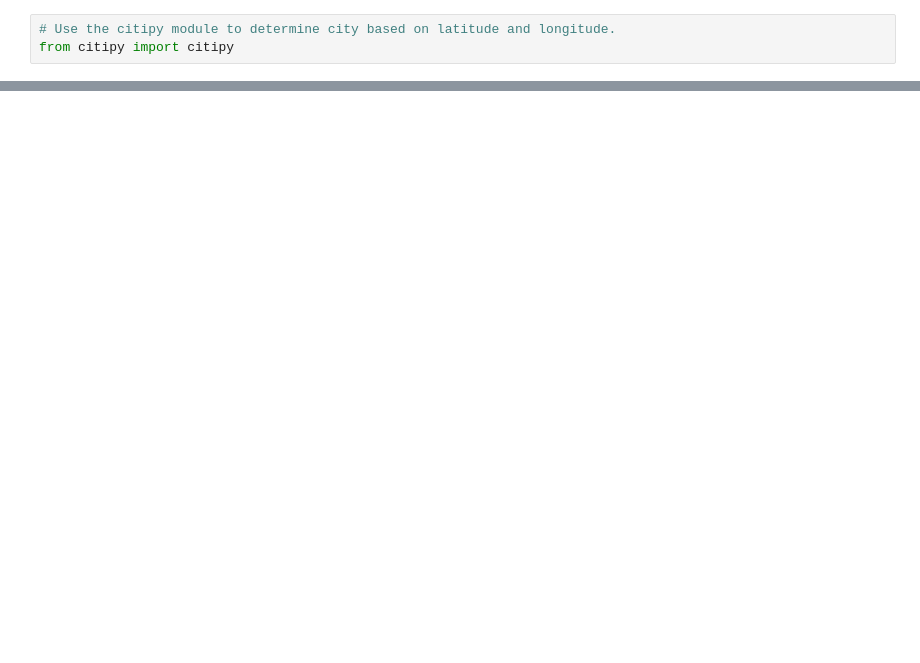
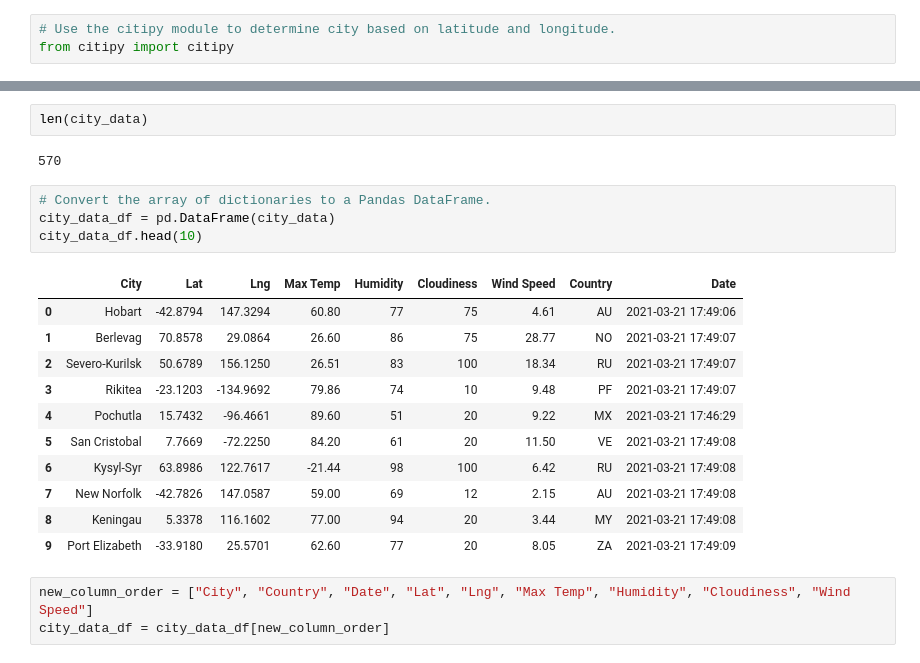
Before and after one commit to tkalainoff/world_weather_analysis, a Jupyter notebook: WeatherPy.ipynb, the cells around one changed output, grey strips where cells are left out. Drawn from its saved outputs; the diff is of its cells as text; blank space fills up the shorter version.

```diff
--- a/WeatherPy.ipynb
+++ b/WeatherPy.ipynb
@@ -55,0 +149,23 @@ len(cities)
+# %%
+len(city_data)
+# %% [output]
+570
+# %%
+# Convert the array of dictionaries to a Pandas DataFrame.
+city_data_df = pd.DataFrame(city_data)
+city_data_df.head(10)
+# %% [output]
+|  | City | Lat | Lng | Max Temp | Humidity | Cloudiness | Wind Speed | Country | Date |
+| 0 | Hobart | -42.8794 | 147.3294 | 60.80 | 77 | 75 | 4.61 | AU | 2021-03-21 17:49:06 |
+| 1 | Berlevag | 70.8578 | 29.0864 | 26.60 | 86 | 75 | 28.77 | NO | 2021-03-21 17:49:07 |
+| 2 | Severo-Kurilsk | 50.6789 | 156.1250 | 26.51 | 83 | 100 | 18.34 | RU | 2021-03-21 17:49:07 |
+| 3 | Rikitea | -23.1203 | -134.9692 | 79.86 | 74 | 10 | 9.48 | PF | 2021-03-21 17:49:07 |
+| 4 | Pochutla | 15.7432 | -96.4661 | 89.60 | 51 | 20 | 9.22 | MX | 2021-03-21 17:46:29 |
+| 5 | San Cristobal | 7.7669 | -72.2250 | 84.20 | 61 | 20 | 11.50 | VE | 2021-03-21 17:49:08 |
+| 6 | Kysyl-Syr | 63.8986 | 122.7617 | -21.44 | 98 | 100 | 6.42 | RU | 2021-03-21 17:49:08 |
+| 7 | New Norfolk | -42.7826 | 147.0587 | 59.00 | 69 | 12 | 2.15 | AU | 2021-03-21 17:49:08 |
+| 8 | Keningau | 5.3378 | 116.1602 | 77.00 | 94 | 20 | 3.44 | MY | 2021-03-21 17:49:08 |
+| 9 | Port Elizabeth | -33.9180 | 25.5701 | 62.60 | 77 | 20 | 8.05 | ZA | 2021-03-21 17:49:09 |
+# %%
+new_column_order = ["City", "Country", "Date", "Lat", "Lng", "Max Temp", "Humidity", "Cloudiness", "Wind Speed"]
+city_data_df = city_data_df[new_column_order]
```
Also changed, not shown: parts of 8 cells of this notebook.
